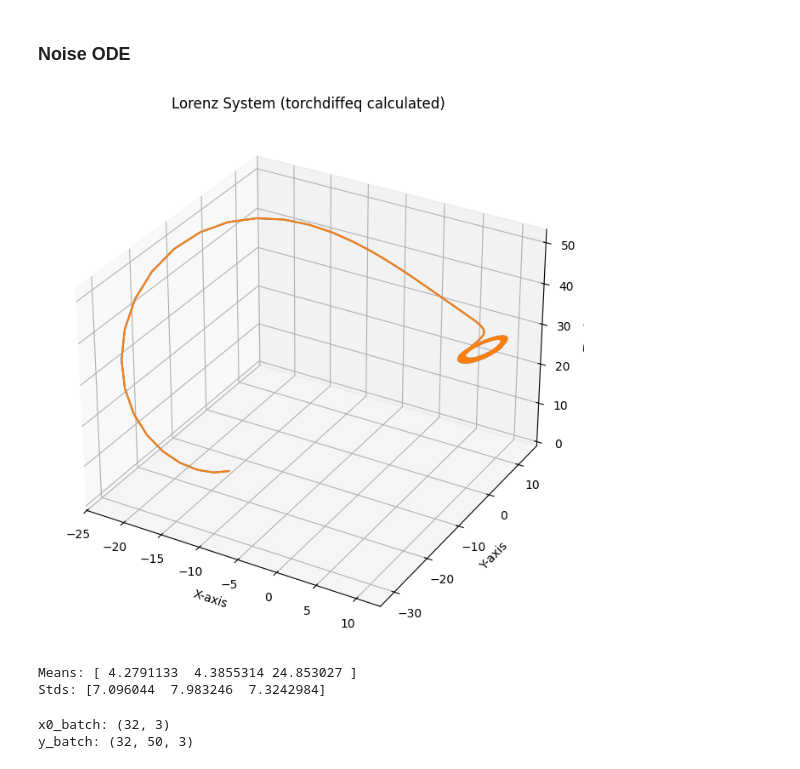
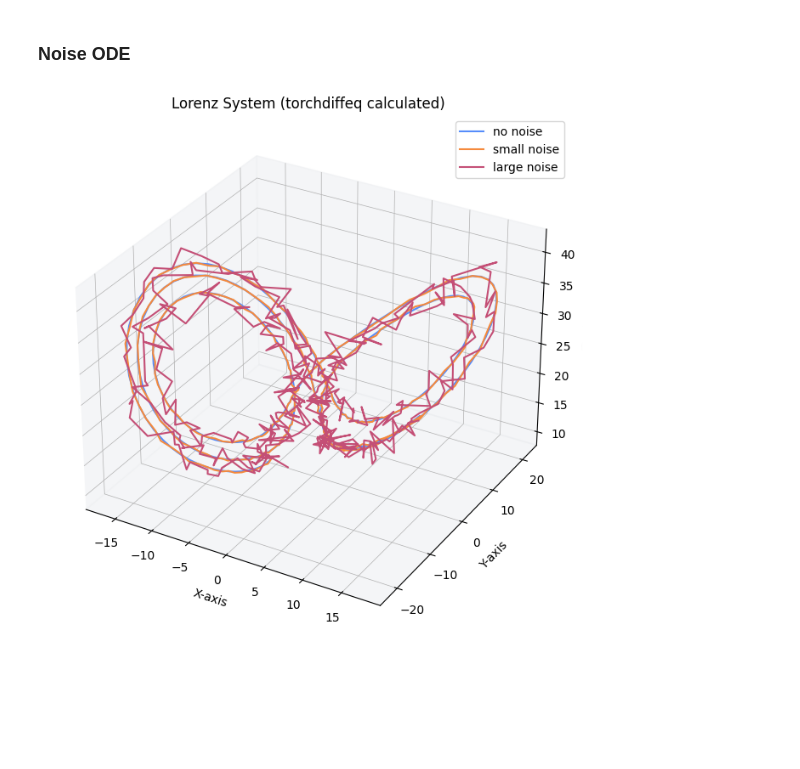
Before and after one commit to CosmicHitchhiker/ds_astro_2026s, a Jupyter notebook: ex9/exercise9.ipynb, the cells around one changed output. Saved outputs shown, nothing was run; the diff lists cells and outputs as text; code cells hidden in the pictures; blank space fills up the shorter version.

```diff
--- a/ex9/exercise9.ipynb
+++ b/ex9/exercise9.ipynb
@@ -826,18 +842,22 @@ plt.show()
 ### Noise ODE
 # %%
 x_obs_np = x_obs.cpu().numpy()
-noise = 1e-4*np.random.randn(*np.array(x_obs_np).shape).astype(np.float32)
-x_obs_noisy = x_obs.add(torch.tensor(noise).to(device))
+small_noise = 1e-1*np.random.randn(*np.array(x_obs_np).shape).astype(np.float32)
+large_noise = 1*np.random.randn(*np.array(x_obs_np).shape).astype(np.float32)
+x_obs_sn = x_obs.add(torch.tensor(small_noise).to(device))
+x_obs_ln = x_obs.add(torch.tensor(large_noise).to(device))
 # %%
 fig = plt.figure(figsize=(10, 8))
 ax = fig.add_subplot(111, projection = '3d')
-ax.plot(x_obs_noisy[0,:,0], x_obs_noisy[0,:,1], x_obs_noisy[0,:,2])
-ax.plot(x_obs[0,:,0], x_obs[0,:,1], x_obs[0,:,2])
-# ax.plot(pred_i_physical.T[0], pred_i_physical.T[1], pred_i_physical.T[2])
+ax.plot(x_obs[37,:,0], x_obs[37,:,1], x_obs[37,:,2], label='no noise')
+ax.plot(x_obs_sn[37,:,0], x_obs_sn[37,:,1], x_obs_sn[37,:,2], label='small noise')
+ax.plot(x_obs_ln[37,:,0], x_obs_ln[37,:,1], x_obs_ln[37,:,2], label='large noise')
+
 ax.set_xlabel('X-axis')
 ax.set_ylabel('Y-axis')
 ax.set_zlabel('Z-axis')
 ax.set_title('Lorenz System (torchdiffeq calculated)')
+plt.legend()
 plt.show()
 # %% [output]
-[figure, old version]
+[figure, new version]
@@ -869,43 +863,0 @@ class Neural(nn.Module):
-# %%
-def estimate_normalization(x_data):
-    # x_data is [N_TRAJ, N_TIME, 3]
-    # Calculate mean and std per coordinate (X, Y, Z)
-    x_flat = x_data.reshape(-1, 3)
-    x_mean = x_flat.mean(0)
-    x_std = x_flat.std(0).clamp_min(1e-6)
-
-    # Estimate dxdt scale for the output layer
-    dxdt = (x_data[:, 1:] - x_data[:, :-1]) / dt
-    dxdt_std = dxdt.reshape(-1, 3).std(0).clamp(min=0.1)
-    return x_mean, x_std, dxdt_std
-
-model = Neural(hidden_dim=64).to(device)
-x_mean, x_std, dxdt_std = estimate_normalization(x_obs_noisy)
-model.set_normalization(x_mean, x_std, dxdt_std)
-print(f"Means: {x_mean.cpu().numpy()}")
-print(f"Stds: {x_std.cpu().numpy()}")
-# %% [output]
-Means: [ 4.2791133  4.3855314 24.853027 ]
-Stds: [7.096044  7.983246  7.3242984]
-# %%
-WINDOW_SIZE = 50
-BATCH_SIZE = 32
-
-t_window = torch.arange(WINDOW_SIZE, device=device).float() * dt
-
-def sample_window_batch(x_data, batch_size=BATCH_SIZE, window_size=WINDOW_SIZE):
-    n_traj, n_time, _ = x_data.shape
-    traj_idx = np.random.randint(0, n_traj, size=batch_size)
-    starts = np.random.randint(0, n_time - window_size, size=batch_size)
-
-    x0_batch = torch.stack([x_data[j, s] for j, s in zip(traj_idx, starts)])
-    y_batch = torch.stack([x_data[j, s:s + window_size] for j, s in zip(traj_idx, starts)])
-    return x0_batch, y_batch
-
-
-x0_batch, y_batch = sample_window_batch(x_obs_noisy)
-print("x0_batch:", tuple(x0_batch.shape))
-print("y_batch:", tuple(y_batch.shape))
-# %% [output]
-x0_batch: (32, 3)
-y_batch: (32, 50, 3)
```
Also changed, not shown: parts of 31 cells of this notebook.
